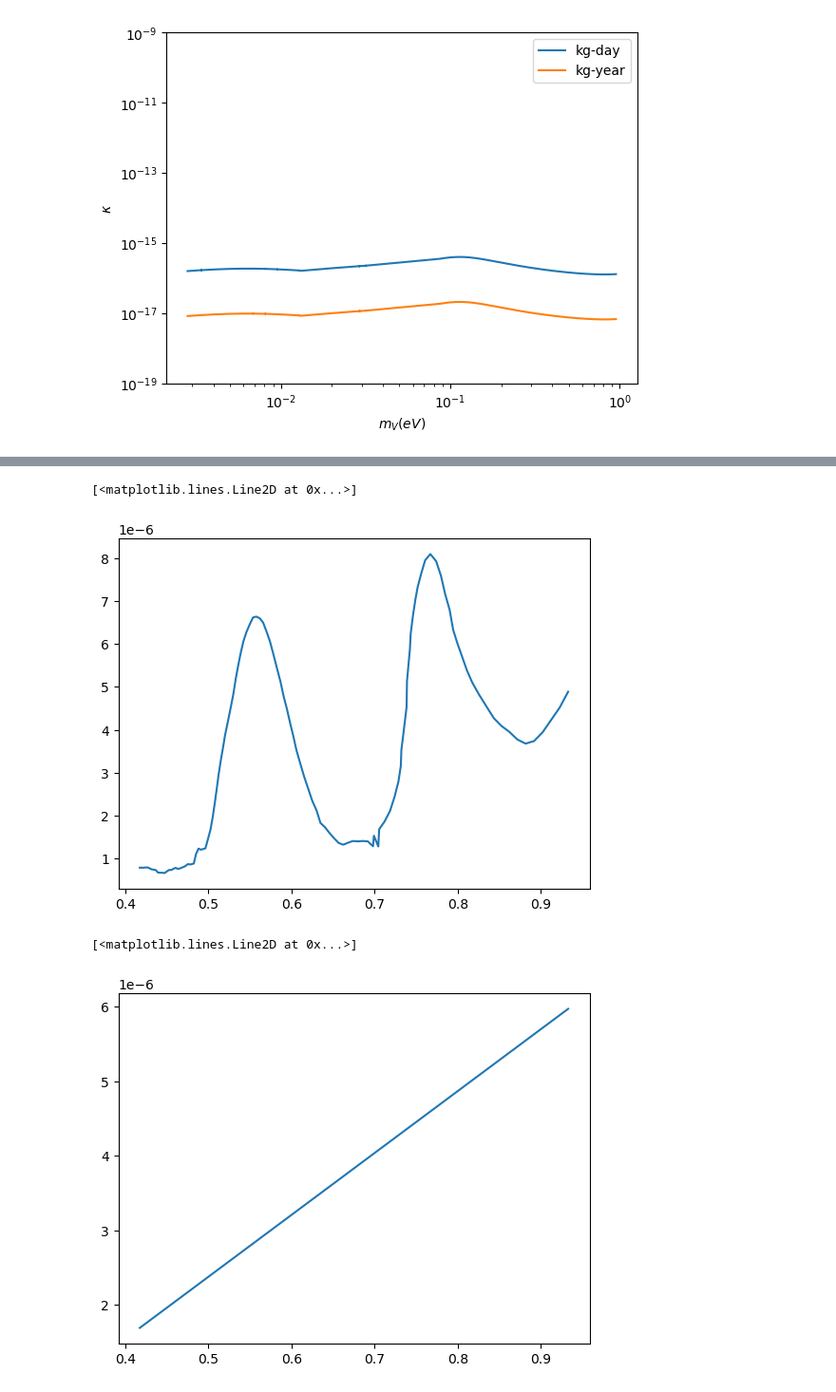
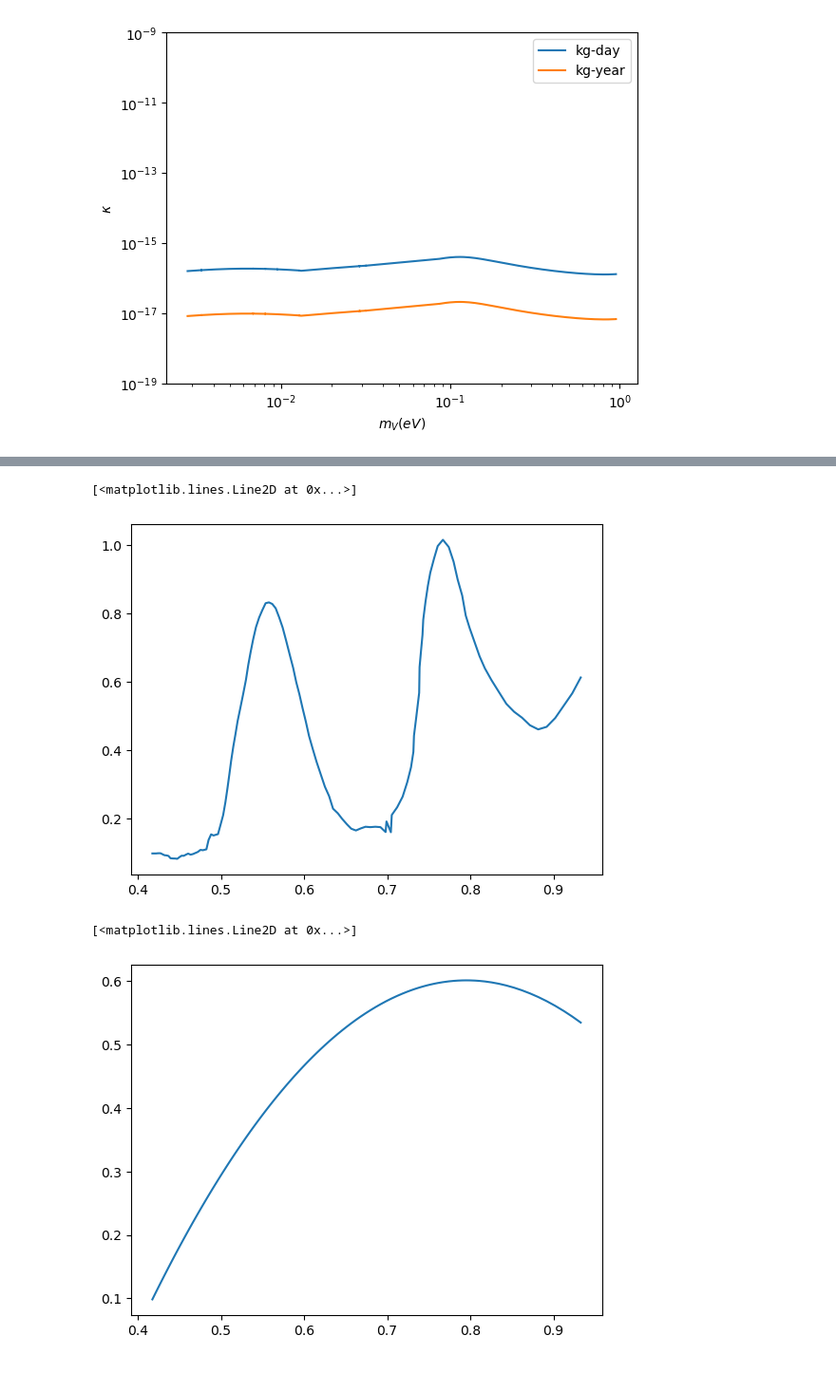
Before and after one commit to robalvess/Projeto-1---2025, a Jupyter notebook: try.ipynb, the cells around one changed output, grey strips where cells are left out. Shown at 95% size. Saved outputs shown, nothing was run; the diff lists cells and outputs as text; code cells hidden in the pictures.

```diff
--- a/try.ipynb
+++ b/try.ipynb
@@ -186,7 +187,8 @@ plt.legend()
 # %%
 dataDY = pd.read_csv('dataDY.csv', sep =';', header=None)
 dataDY.iloc[:,0] = 1/(dataDY.iloc[:,0])
-dataDY.iloc[:,1] = dataDY.iloc[:,1]*1e3*concentration
+conversion = 789/629.016
+dataDY.iloc[:,1] = dataDY.iloc[:,1]*1e3*conversion
 dataDY = dataDY*cmtoev
 '''I have to look for the actual meaning of M^-1. If I do multiply by the concentration, the order of magnitude in cm^-1 of
 the absorption is very different than the one in the other papers. This difference in order of magnitude is important, because
@@ -211,17 +213,17 @@ dataDY
 plt.plot(dataDY.iloc[:,0], dataDY.iloc[:,1])
 # %% [output]
 [<matplotlib.lines.Line2D at 0x...>]
-[figure, old version]
+[figure, new version]
 # %%
-fit4 = np.polyfit(dataDY.iloc[:,0], dataDY.iloc[:,1],1)
+fit4 = np.polyfit(dataDY.iloc[:,0], dataDY.iloc[:,1],2)
 
 func4 = np.poly1d(fit4)
 lista_plot5 = [func4(dataDY.iloc[x,0]) for x in range(len(dataDY))]
 
 plt.plot(dataDY.iloc[:,0], lista_plot5)
 # %% [output]
 [<matplotlib.lines.Line2D at 0x...>]
-[figure, old version]
+[figure, new version]
 # %%
 #Curva para Dy2(dbm)4(OQ)2(CH3OH)2
 
```
Also changed, not shown: parts of 7 cells of this notebook.
